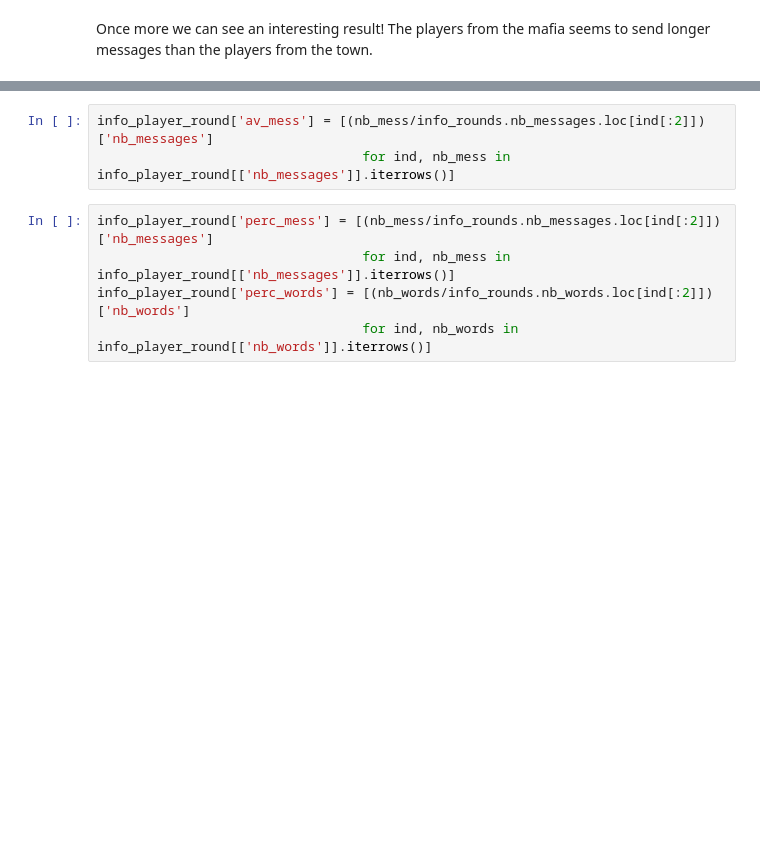
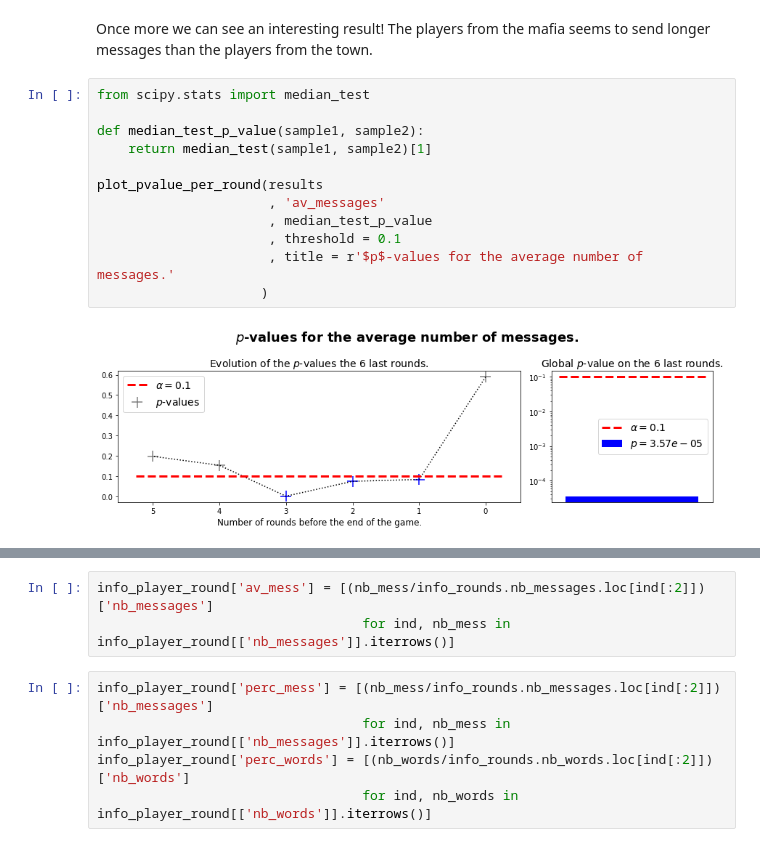
Before and after one commit to epfl-ada/ada-2020-project-milestone-p3-p3_bamboozled-gang, a Jupyter notebook: project_report.ipynb, the cells around one changed output, grey strips where cells are left out. Drawn from its saved outputs; the diff is of its cells as text; blank space fills up the shorter version.

Commit message:
statistical test for talkativeness

```diff
--- a/project_report.ipynb
+++ b/project_report.ipynb
@@ -1218,2 +1310,16 @@ plot_feat_per_round(results
 # %% [markdown]
 Once more we can see an interesting result! The players from the mafia seems to send longer messages than the players from the town.
+# %%
+from scipy.stats import median_test
+
+def median_test_p_value(sample1, sample2):
+    return median_test(sample1, sample2)[1]
+
+plot_pvalue_per_round(results
+                      , 'av_messages'
+                      , median_test_p_value
+                      , threshold = 0.1
+                      , title = r'$p$-values for the average number of messages.'
+                     )
+# %% [output]
+[figure, added]
```
Also changed, not shown: parts of 4 cells of this notebook.
